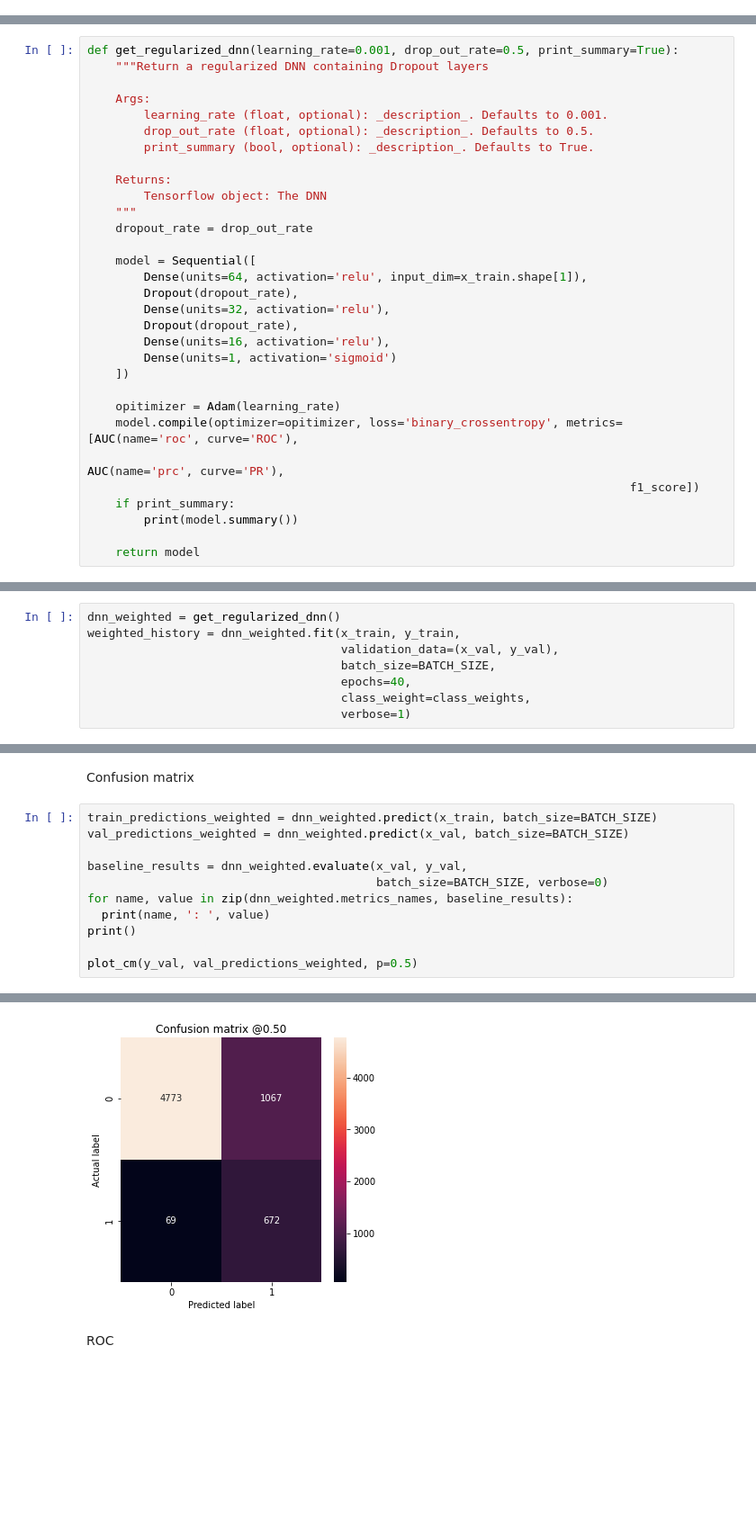
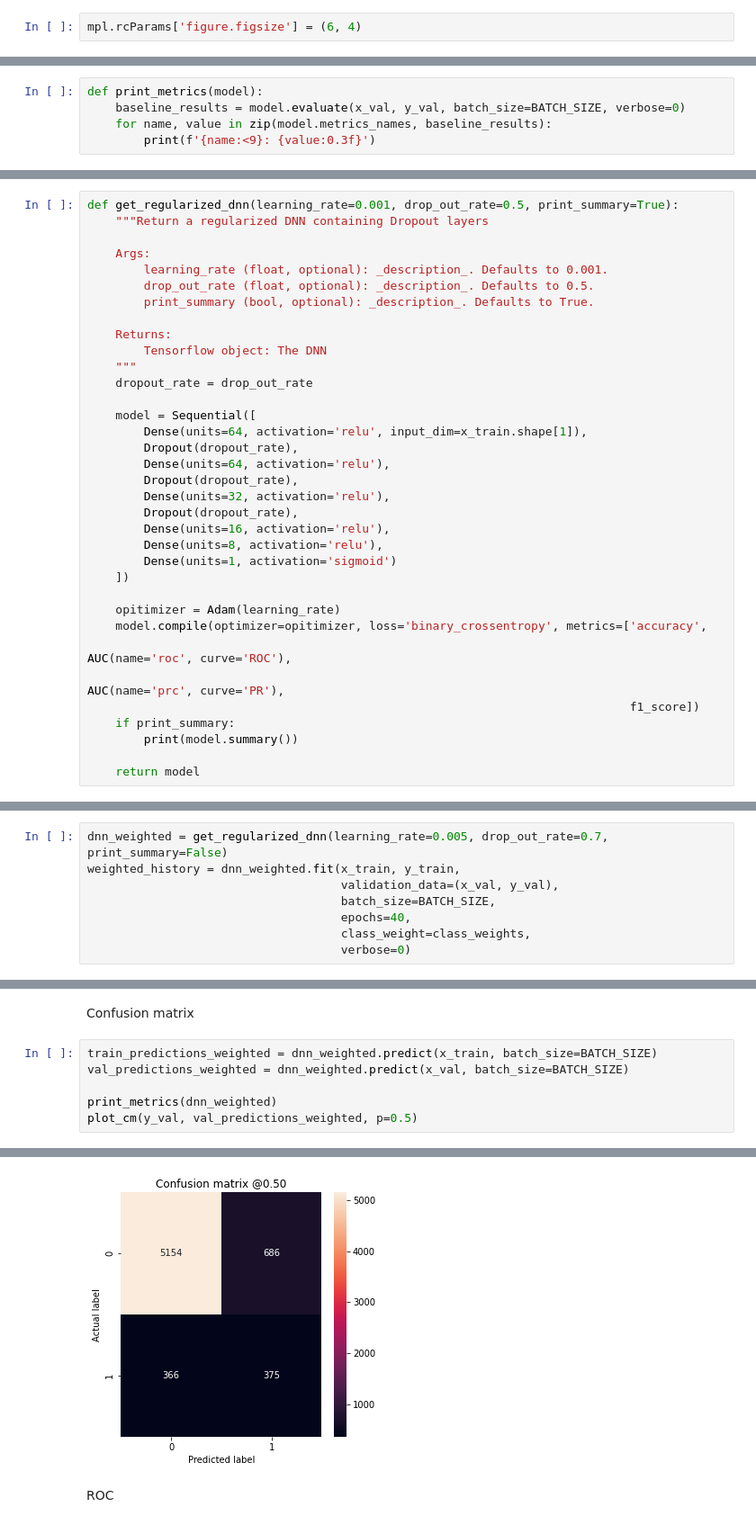
Before and after one commit to tibfab/bank-campaign-ml, a Jupyter notebook: ds_ml_dnn.ipynb, the cells around one changed output, grey strips where cells are left out. Shown at 90% size. Drawn from its saved outputs; the diff is of its cells as text; blank space fills up the shorter version.

```diff
--- a/ds_ml_dnn.ipynb
+++ b/ds_ml_dnn.ipynb
@@ -227,5 +231,7 @@ Epoch 40/40
 # %% [markdown]
 #### Results
+# %%
+mpl.rcParams['figure.figsize'] = (6, 4)
 # %%
 def plot_history(history, train_label, val_label, title=''):
     """Plots the training history of the neuronal network
@@ -280,3 +291,8 @@ def plot_cm(labels, predictions, p=0.5):
+# %%
+def print_metrics(model):
+    baseline_results = model.evaluate(x_val, y_val, batch_size=BATCH_SIZE, verbose=0)
+    for name, value in zip(model.metrics_names, baseline_results):
+        print(f'{name:<9}: {value:0.3f}')
 # %%
 train_predictions_baseline = dnn_baseline.predict(x_train, batch_size=BATCH_SIZE)
 val_predictions_baseline = dnn_baseline.predict(x_val, batch_size=BATCH_SIZE)
@@ -362,14 +370,18 @@ def get_regularized_dnn(learning_rate=0.001, drop_out_rate=0.5, print_summary=Tr
     model = Sequential([
         Dense(units=64, activation='relu', input_dim=x_train.shape[1]),
         Dropout(dropout_rate),
+        Dense(units=64, activation='relu'),
+        Dropout(dropout_rate),
         Dense(units=32, activation='relu'),
         Dropout(dropout_rate),
         Dense(units=16, activation='relu'),
+        Dense(units=8, activation='relu'),
         Dense(units=1, activation='sigmoid')
     ])
 
     opitimizer = Adam(learning_rate)
-    model.compile(optimizer=opitimizer, loss='binary_crossentropy', metrics=[AUC(name='roc', curve='ROC'),
+    model.compile(optimizer=opitimizer, loss='binary_crossentropy', metrics=['accuracy',
+                                                                             AUC(name='roc', curve='ROC'),
                                                                              AUC(name='prc', curve='PR'),
                                                                              f1_score])
     if print_summary:
@@ -523,8 +530,8 @@ None
 # %%
-dnn_weighted = get_regularized_dnn()
+dnn_weighted = get_regularized_dnn(learning_rate=0.005, drop_out_rate=0.7, print_summary=False)
 weighted_history = dnn_weighted.fit(x_train, y_train,
                                     validation_data=(x_val, y_val),
                                     batch_size=BATCH_SIZE,
                                     epochs=40,
                                     class_weight=class_weights,
-                                    verbose=1)
+                                    verbose=0)
@@ -570,11 +563,6 @@ Confusion matrix
 train_predictions_weighted = dnn_weighted.predict(x_train, batch_size=BATCH_SIZE)
 val_predictions_weighted = dnn_weighted.predict(x_val, batch_size=BATCH_SIZE)
 
-baseline_results = dnn_weighted.evaluate(x_val, y_val,
-                                         batch_size=BATCH_SIZE, verbose=0)
-for name, value in zip(dnn_weighted.metrics_names, baseline_results):
-  print(name, ': ', value)
-print()
-
+print_metrics(dnn_weighted)
 plot_cm(y_val, val_predictions_weighted, p=0.5)
 # %% [output]
@@ -591,4 +574,4 @@ Total positives:  741
-[figure, old version]
+[figure, new version]
 # %% [markdown]
 ROC
 # %%
```
Also changed, not shown: parts of 64 cells of this notebook, 2 other files.
